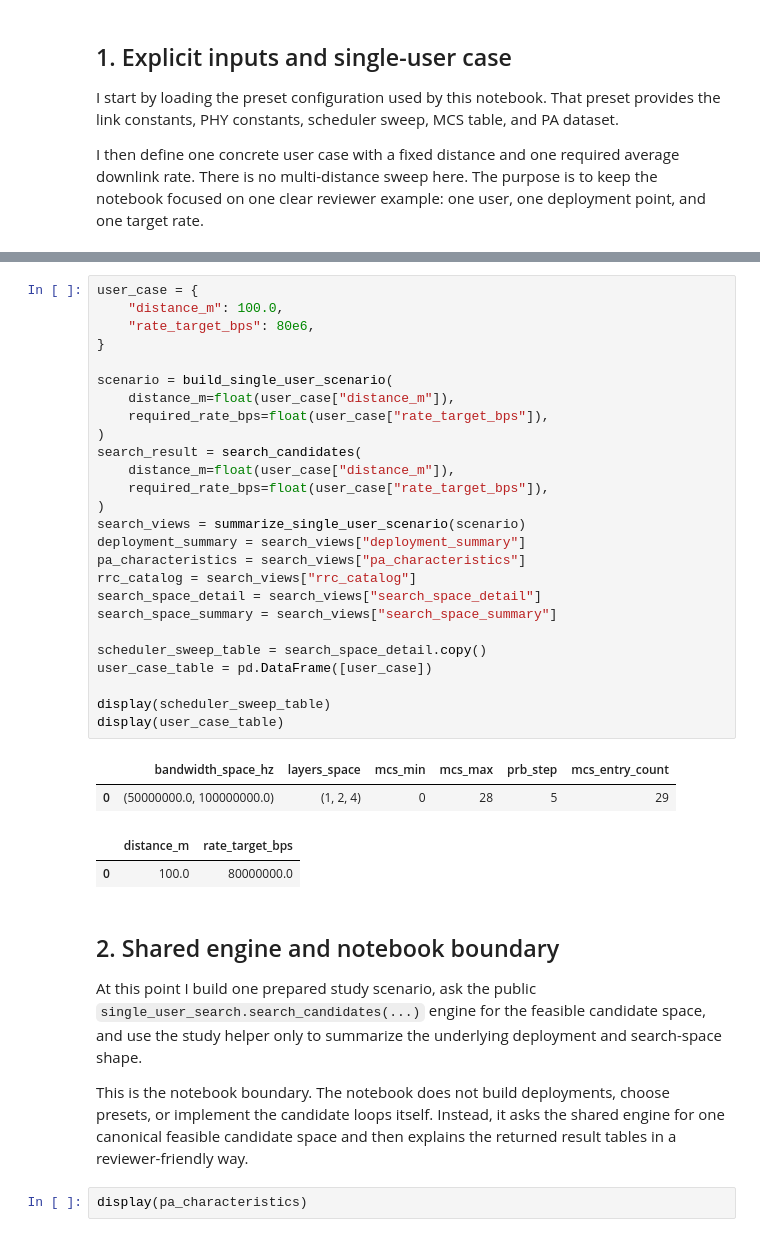
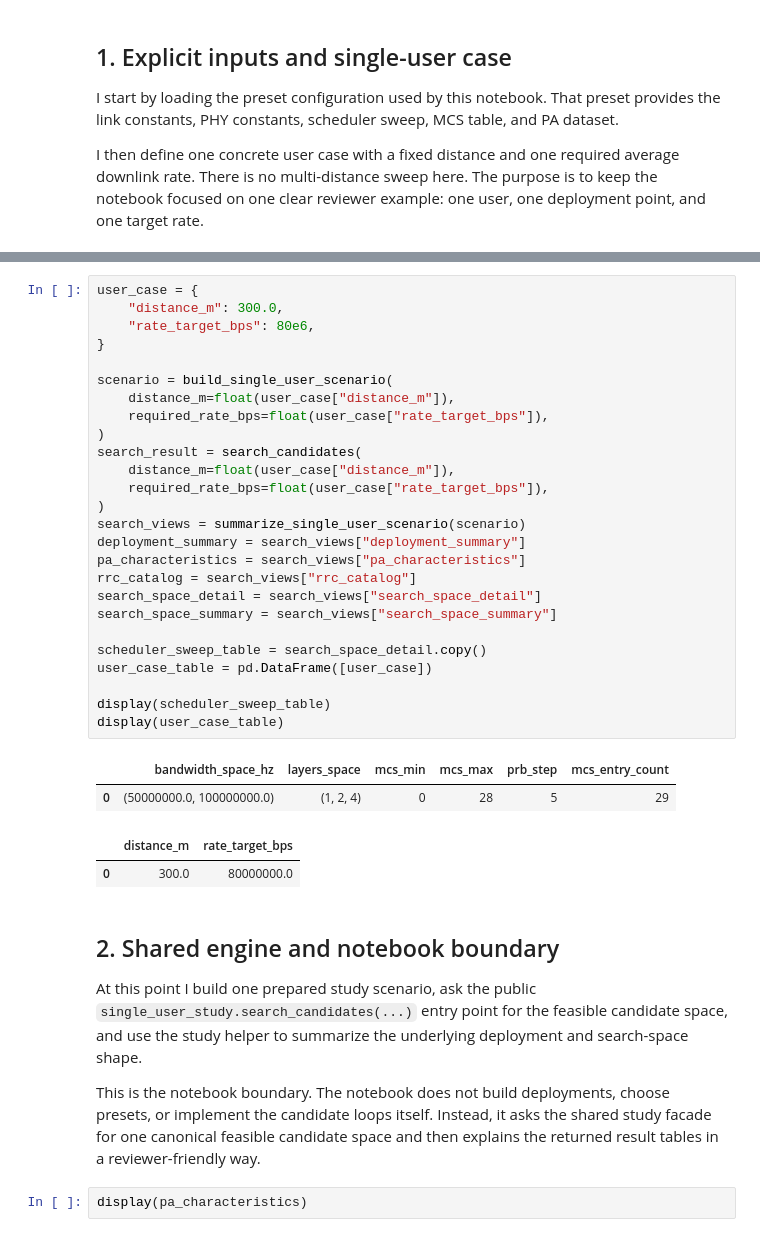
Before and after one commit to henryblu/ran-joint-scheduling-optimization, a Jupyter notebook: single_user_resource_allocation_model.ipynb, the cells around one changed output, grey strips where cells are left out. Cells and saved outputs as stored; diff of their text form.

Commit message:
Final clean on the mess of adding user batch parallelization and caching. restructured notebooks to take advantage of new entry points. Finished preparation for the multi user scheduling step

```diff
--- a/single_user_resource_allocation_model.ipynb
+++ b/single_user_resource_allocation_model.ipynb
@@ -46,44 +50,44 @@ from single_user_study import (
 )
 # %%
 user_case = {
-    "distance_m": 100.0,
+    "distance_m": 300.0,
     "rate_target_bps": 80e6,
 }
 
 scenario = build_single_user_scenario(
     distance_m=float(user_case["distance_m"]),
     required_rate_bps=float(user_case["rate_target_bps"]),
 )
 search_result = search_candidates(
     distance_m=float(user_case["distance_m"]),
     required_rate_bps=float(user_case["rate_target_bps"]),
 )
 search_views = summarize_single_user_scenario(scenario)
 deployment_summary = search_views["deployment_summary"]
 pa_characteristics = search_views["pa_characteristics"]
 rrc_catalog = search_views["rrc_catalog"]
 search_space_detail = search_views["search_space_detail"]
 search_space_summary = search_views["search_space_summary"]
 
 scheduler_sweep_table = search_space_detail.copy()
 user_case_table = pd.DataFrame([user_case])
 
 display(scheduler_sweep_table)
 display(user_case_table)
 # %% [output]
 |  | bandwidth_space_hz | layers_space | mcs_min | mcs_max | prb_step | mcs_entry_count |
 | 0 | (50000000.0, 100000000.0) | (1, 2, 4) | 0 | 28 | 5 | 29 |
 |  | distance_m | rate_target_bps |
-| 0 | 100.0 | 80000000.0 |
+| 0 | 300.0 | 80000000.0 |
 # %% [markdown]
 ## 2. Shared engine and notebook boundary
 
-At this point I build one prepared study scenario, ask the public `single_user_search.search_candidates(...)`
-engine for the feasible candidate space, and use the study helper only to summarize the underlying deployment
+At this point I build one prepared study scenario, ask the public `single_user_study.search_candidates(...)`
+entry point for the feasible candidate space, and use the study helper to summarize the underlying deployment
 and search-space shape.
 
 This is the notebook boundary. The notebook does not build deployments, choose presets, or implement the
-candidate loops itself. Instead, it asks the shared engine for one canonical feasible candidate space and then
+candidate loops itself. Instead, it asks the shared study facade for one canonical feasible candidate space and then
 explains the returned result tables in a reviewer-friendly way.
 # %%
 display(pa_characteristics)
```
Also changed, not shown: parts of 4 cells of this notebook, 11 other files.
